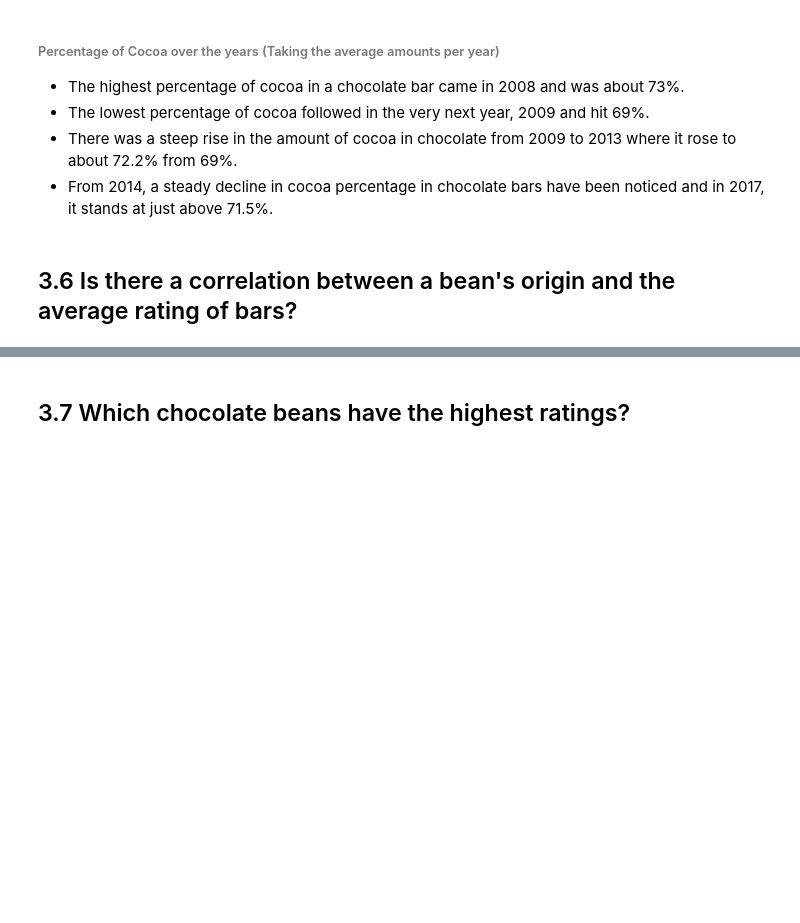
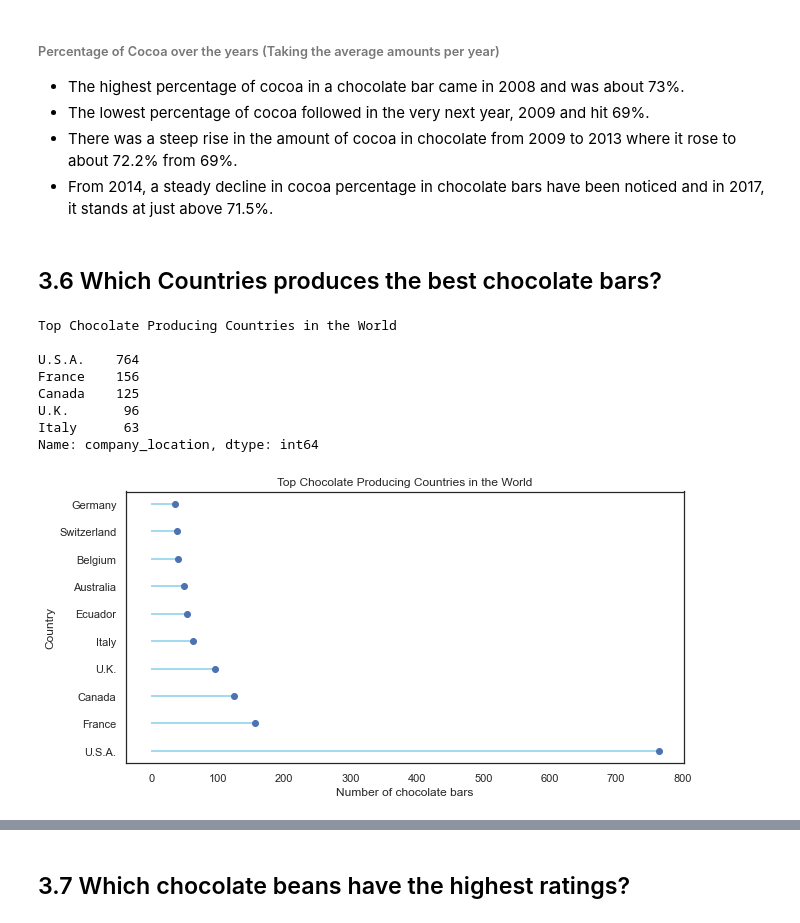
Before and after one commit to iamensah/Exploratory-Data-Analysis, a Jupyter notebook: EDA on Flavour of Cacao.ipynb, the cells around one changed output, grey strips where cells are left out. Saved outputs shown, nothing was run; the diff lists cells and outputs as text; code cells hidden in the pictures; blank space fills up the shorter version.

```diff
--- a/EDA on Flavour of Cacao.ipynb
+++ b/EDA on Flavour of Cacao.ipynb
@@ -642,5 +657,30 @@ plt.show()
 * The lowest percentage of cocoa followed in the very next year, 2009 and hit 69%.
 * There was a steep rise in the amount of cocoa in chocolate from 2009 to 2013 where it rose to about 72.2% from 69%.
 * From 2014, a steady decline in cocoa percentage in chocolate bars have been noticed and in 2017, it stands at just above 71.5%.
-# %% [markdown]
-## 3.6 Is there a correlation between a bean's origin and the average rating of bars?
+# %% [markdown]
+## 3.6 Which Countries produces the best chocolate bars?
+# %%
+# Countries
+print ('Top Chocolate Producing Countries in the World\n')
+country=list(data['company_location'].value_counts().head(10).index)
+choco_bars=list(data['company_location'].value_counts().head(10))
+prod_ctry=dict(zip(country,choco_bars))
+print(data['company_location'].value_counts().head())
+
+plt.figure(figsize=(10,5))
+plt.hlines(y=country,xmin=0,xmax=choco_bars,color='skyblue')
+plt.plot(choco_bars,country,"o")
+plt.xlabel('Number of chocolate bars')
+plt.ylabel('Country')
+plt.title("Top Chocolate Producing Countries in the World")
+plt.show()
+# %% [output]
+Top Chocolate Producing Countries in the World
+
+U.S.A.    764
+France    156
+Canada    125
+U.K.       96
+Italy      63
+Name: company_location, dtype: int64
+[figure, added]
```
Also changed, not shown: parts of 6 cells of this notebook.
